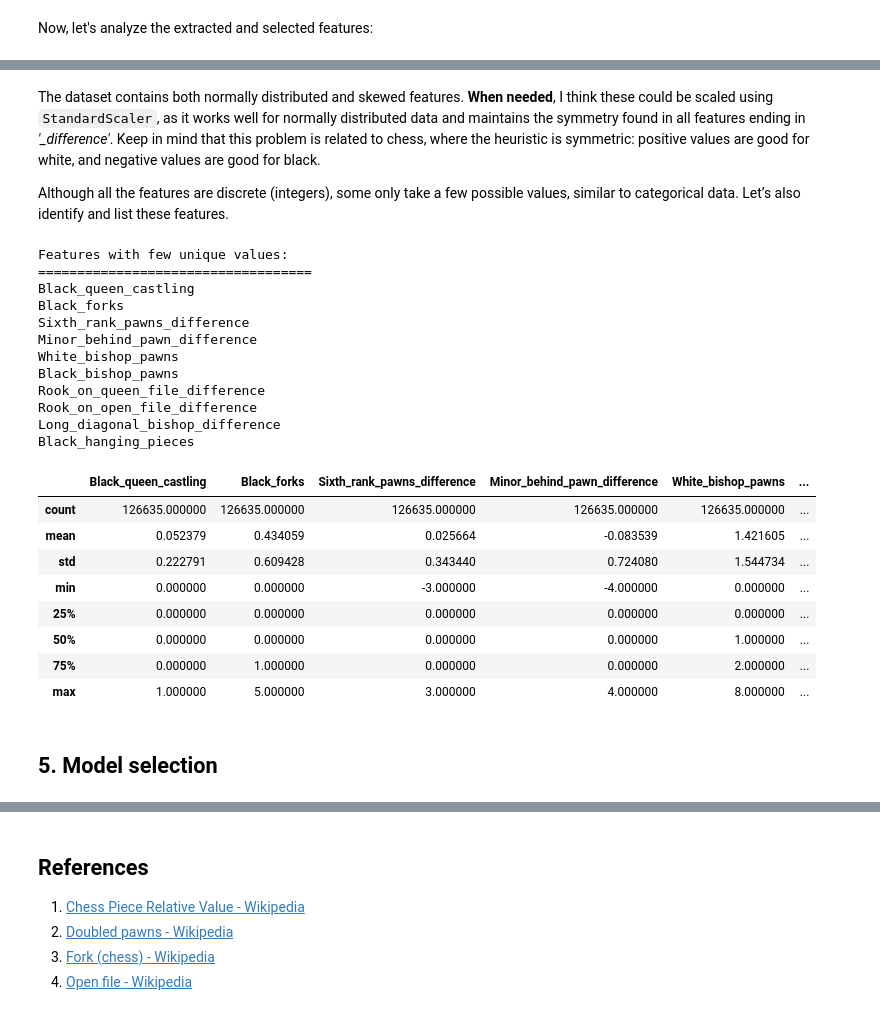
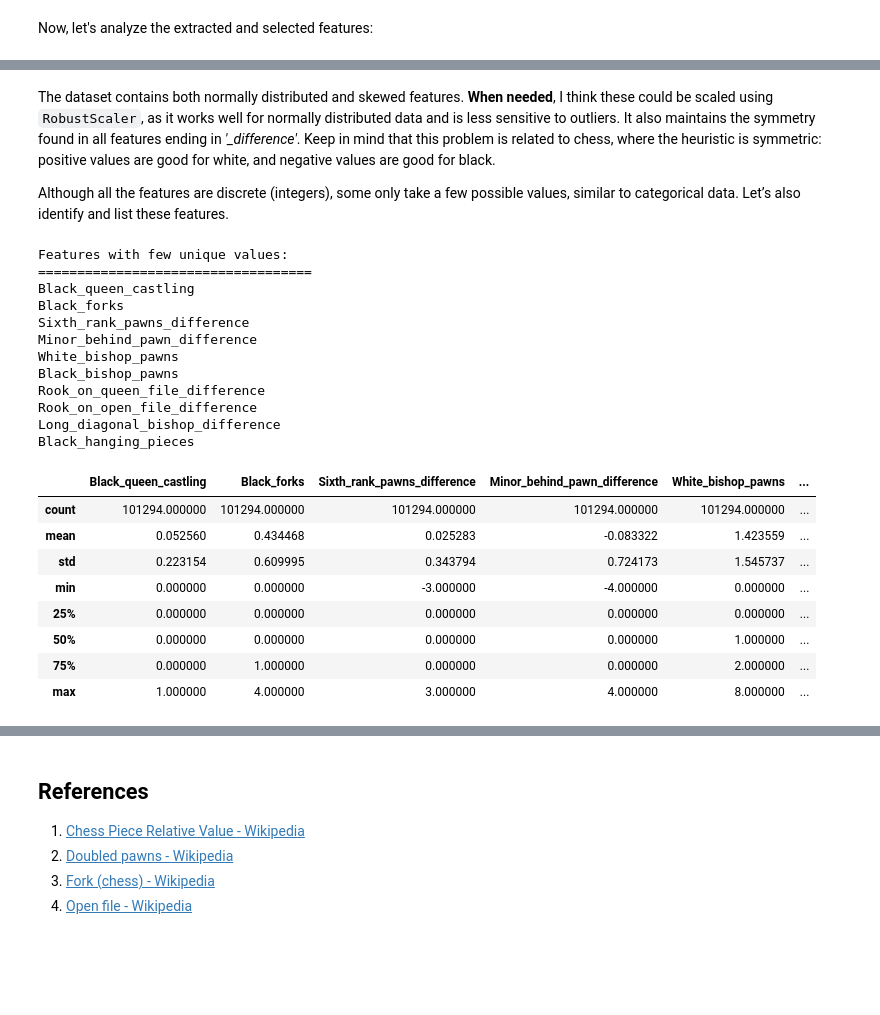
Before and after one commit to albert-ce/kaggle-chess-evaluations, a Jupyter notebook: Kaggle - Chess Evaluations.ipynb, the cells around one changed output, grey strips where cells are left out. Drawn from its saved outputs; the diff is of its cells as text; code cells hidden in the pictures; blank space fills up the shorter version.

```diff
--- a/Kaggle - Chess Evaluations.ipynb
+++ b/Kaggle - Chess Evaluations.ipynb
@@ -1069 +1070,8 @@ In the end, 26 features were kept after removing those with coefficients close t
+# %%
+from sklearn.model_selection import train_test_split
+
+train, test = train_test_split(df, test_size=0.2, random_state=42)
+
+X_test, y_test = test.drop(columns=[target]), test[target]
+fens = fens.iloc[train.index]
 # %% [markdown]
@@ -1116,9 +1124,9 @@ Therefore, let's remove the outliers using the z-score method.
 from scipy.stats import zscore
 
 threshold = 2
-z_score = zscore(df[target])
+z_score = zscore(train[target])
 
 fens_no_outliers = fens[z_score.abs() <= threshold]
-df_no_outliers = df[z_score.abs() <= threshold]
+train_no_outliers = train[z_score.abs() <= threshold]
 # %%
 plt.figure(figsize=(15, 3))
@@ -1145,8 +1155,8 @@ This evaluation is still an outlier, but it feels more reasonable. It reflects a
 # %%
 fens = fens_no_outliers
-df = df_no_outliers
+train = train_no_outliers
 
-X, y = df.drop(columns=[target]), df[target]
+X_train, y_train = train.drop(columns=[target]), train[target]
 # %% [markdown]
 Now, let's analyze the extracted and selected features:
 # %%
@@ -1185,15 +1195,15 @@ memory usage: 27.1 MB
 # %%
 import matplotlib.pyplot as plt
 
-n_features = len(X.columns)
+n_features = len(X_train.columns)
 n_cols = 4
 n_rows = (n_features // n_cols) + (n_features % n_cols > 0)
 
 fig, axes = plt.subplots(n_rows, n_cols, figsize=(15, 15))
 axes = axes.flatten()
 
-for i, feature in enumerate(X):
-    axes[i].hist(df[feature], bins=20, edgecolor='#673174', color='#b499ba')
+for i, feature in enumerate(X_train):
+    axes[i].hist(X_train[feature], bins=20, edgecolor='#673174', color='#b499ba')
     axes[i].set_title(feature)
 
 for j in range(i + 1, len(axes)):
@@ -1206,37 +1216,35 @@ plt.show()
 # %% [markdown]
-The dataset contains both normally distributed and skewed features. **When needed**, I think these could be scaled using `StandardScaler`, as it works well for normally distributed data and maintains the symmetry found in all features ending in *'_difference'*.  Keep in mind that this problem is related to chess, where the heuristic is symmetric: positive values are good for white, and negative values are good for black.
+The dataset contains both normally distributed and skewed features. **When needed**, I think these could be scaled using `RobustScaler`, as it works well for normally distributed data and is less sensitive to outliers. It also maintains the symmetry found in all features ending in *'_difference'*.  Keep in mind that this problem is related to chess, where the heuristic is symmetric: positive values are good for white, and negative values are good for black.
 
 Although all the features are discrete (integers), some only take a few possible values, similar to categorical data. Let’s also identify and list these features.
 # %%
 threshold = 10
-limited_value_features = [col for col in X.columns if df[col].nunique() <= threshold]
+limited_value_features = [col for col in X_train.columns if df[col].nunique() <= threshold]
 
 print("Features with few unique values:\n"+"="*35)
 for feature in limited_value_features:
     print(feature)
 
-X.describe()[limited_value_features]
+X_train.describe()[limited_value_features]
 # %% [output]
 Features with few unique values:
 ===================================
 Black_queen_castling
 Black_forks
 Sixth_rank_pawns_difference
 Minor_behind_pawn_difference
 White_bishop_pawns
 Black_bishop_pawns
 Rook_on_queen_file_difference
 Rook_on_open_file_difference
 Long_diagonal_bishop_difference
 Black_hanging_pieces
 |  | Black_queen_castling | Black_forks | Sixth_rank_pawns_difference | Minor_behind_pawn_difference | White_bishop_pawns | ... |
-| count | 126635.000000 | 126635.000000 | 126635.000000 | 126635.000000 | 126635.000000 | ... |
-| mean | 0.052379 | 0.434059 | 0.025664 | -0.083539 | 1.421605 | ... |
-| std | 0.222791 | 0.609428 | 0.343440 | 0.724080 | 1.544734 | ... |
+| count | 101294.000000 | 101294.000000 | 101294.000000 | 101294.000000 | 101294.000000 | ... |
+| mean | 0.052560 | 0.434468 | 0.025283 | -0.083322 | 1.423559 | ... |
+| std | 0.223154 | 0.609995 | 0.343794 | 0.724173 | 1.545737 | ... |
 | min | 0.000000 | 0.000000 | -3.000000 | -4.000000 | 0.000000 | ... |
 | 25% | 0.000000 | 0.000000 | 0.000000 | 0.000000 | 0.000000 | ... |
 | 50% | 0.000000 | 0.000000 | 0.000000 | 0.000000 | 1.000000 | ... |
 | 75% | 0.000000 | 1.000000 | 0.000000 | 0.000000 | 2.000000 | ... |
-| max | 1.000000 | 5.000000 | 3.000000 | 4.000000 | 8.000000 | ... |
+| max | 1.000000 | 4.000000 | 3.000000 | 4.000000 | 8.000000 | ... |
-# %% [markdown]
-## 5. Model selection
```
Also changed, not shown: parts of 34 cells of this notebook.
